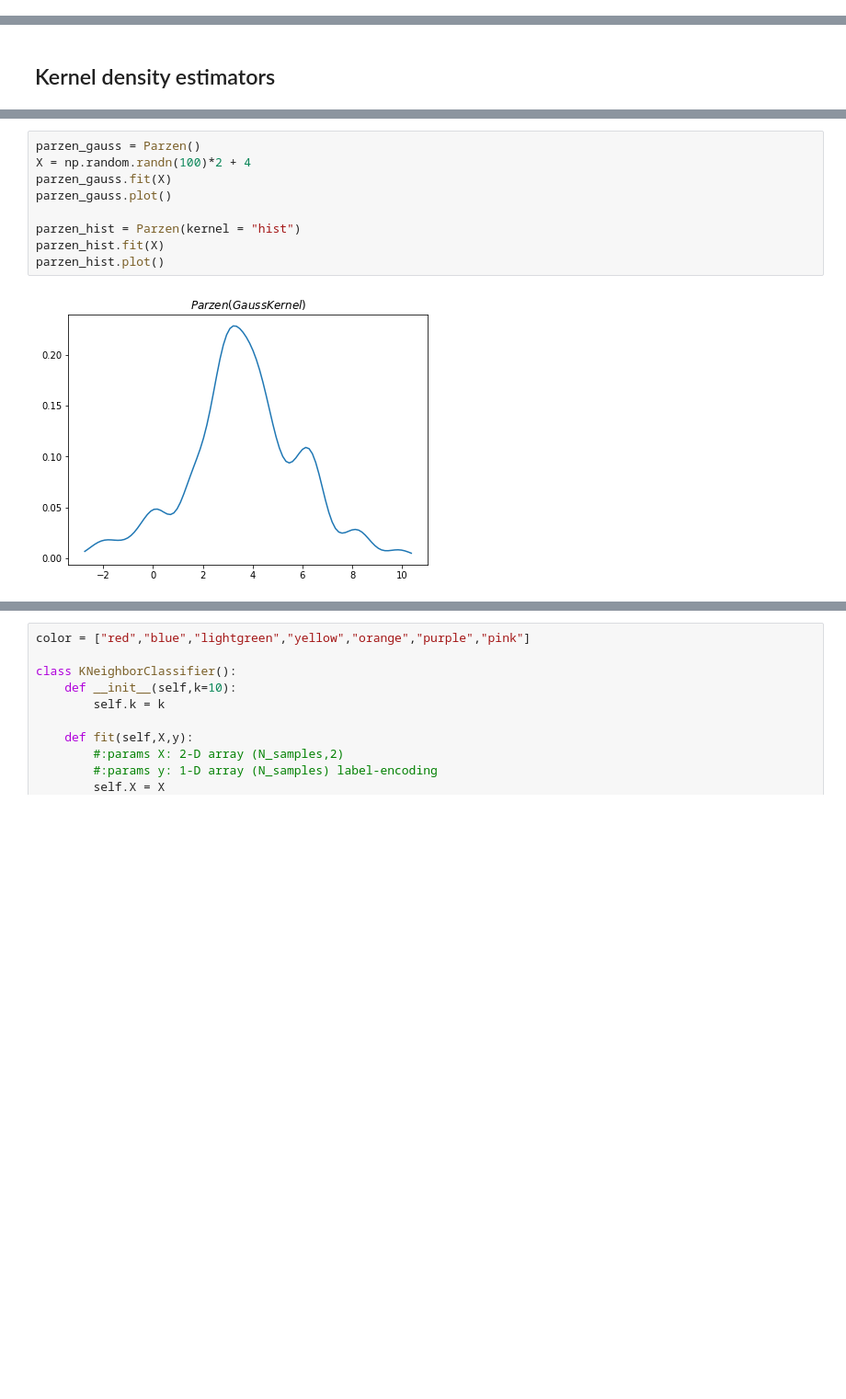
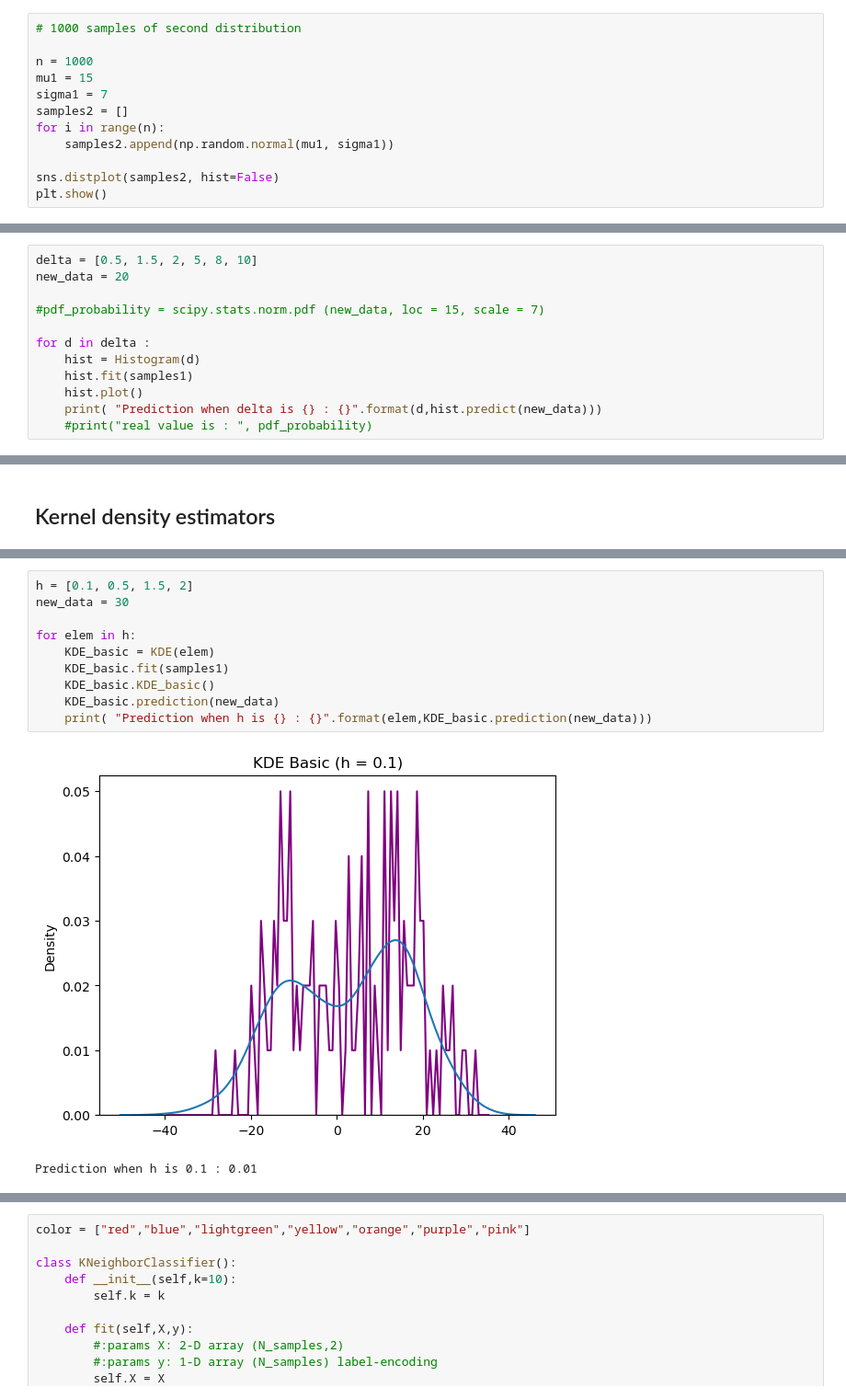
Before and after one commit to negRhlk/PRML, a Jupyter notebook: notebook/chapter02_probability_distributions.ipynb, the cells around one changed output, grey strips where cells are left out. Shown at 92% size. Cells and saved outputs as stored; diff of their text form; blank space fills up the shorter version.

```diff
--- a/notebook/chapter02_probability_distributions.ipynb
+++ b/notebook/chapter02_probability_distributions.ipynb
@@ -120,0 +139,12 @@ plot_student(0,2,3)
+# %%
+# 1000 samples of second distribution
+
+n = 1000
+mu1 = 15
+sigma1 = 7
+samples2 = []
+for i in range(n):
+    samples2.append(np.random.normal(mu1, sigma1))
+
+sns.distplot(samples2, hist=False)
+plt.show()
@@ -144,0 +283,12 @@ hist.plot()
+# %%
+delta = [0.5, 1.5, 2, 5, 8, 10]
+new_data = 20
+
+#pdf_probability = scipy.stats.norm.pdf (new_data, loc = 15, scale = 7)
+
+for d in delta :
+    hist = Histogram(d)
+    hist.fit(samples1)
+    hist.plot()
+    print( "Prediction when delta is {} : {}".format(d,hist.predict(new_data)))
+    #print("real value is : ", pdf_probability)
@@ -186,11 +377,13 @@ class Parzen():
 # %%
-parzen_gauss = Parzen()
-X = np.random.randn(100)*2 + 4
-parzen_gauss.fit(X)
-parzen_gauss.plot()
+h = [0.1, 0.5, 1.5, 2]
+new_data = 30
 
-parzen_hist = Parzen(kernel = "hist")
-parzen_hist.fit(X)
-parzen_hist.plot()
+for elem in h:
+    KDE_basic = KDE(elem)
+    KDE_basic.fit(samples1)
+    KDE_basic.KDE_basic()
+    KDE_basic.prediction(new_data)
+    print( "Prediction when h is {} : {}".format(elem,KDE_basic.prediction(new_data)))
 # %% [output]
-[figure, old version]
+[figure, new version]
+Prediction when h is 0.1 : 0.01
```
Also changed, not shown: parts of 21 cells of this notebook.
